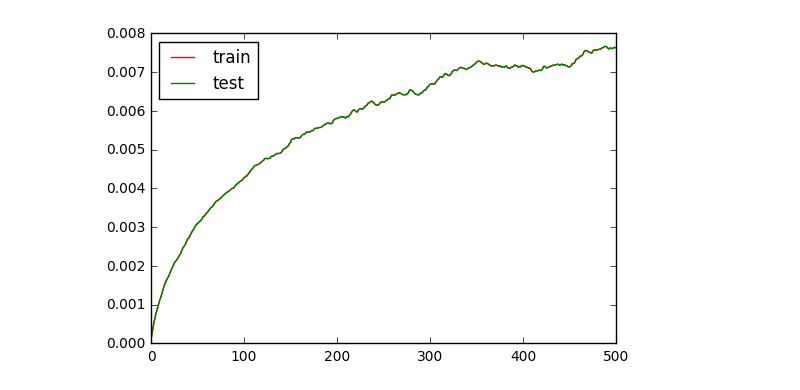
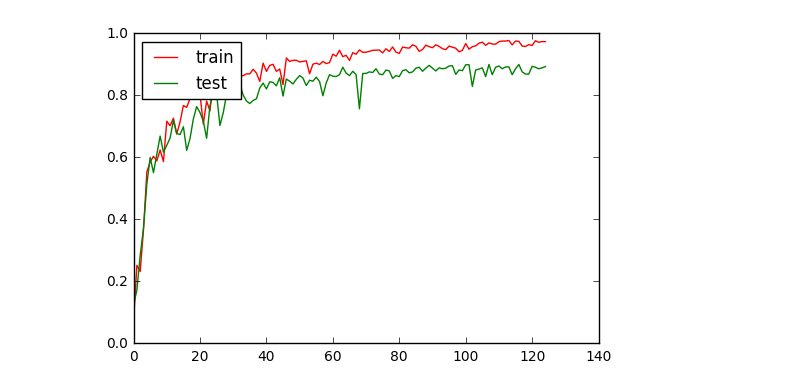
Before and after one commit to irondrummer92/machine-learning, a Jupyter notebook: neural-nets/Neural Net - Restructure.ipynb, the cells around one changed output. Drawn from its saved outputs; the diff is of its cells as text; code cells hidden in the pictures.

```diff
--- a/neural-nets/Neural Net - Restructure.ipynb
+++ b/neural-nets/Neural Net - Restructure.ipynb
@@ -35,8 +36,8 @@ derivativeLookup = {"sigmoid": lambda x: x * (1.-x),
 # Xavier 1/sqrt(numInputs)
 # For relu's, initalization is as recommended by He et. al(2015)
 weightLookup = {"random":lambda x:0.01,
-               "xavier":lambda x:1/sqrt(x),
-               "he.et.al":lambda x:2/np.sqrt(x)}
+               "xavier":lambda x:1./np.sqrt(x),
+               "he.et.al":lambda x:np.sqrt(2./x)}
 
 # Regularization error component,
 # 0 if none, sum(x^2) if L2 and sum(|x|) if L1
@@ -49,7 +50,7 @@ regLookup = {"none":lambda x: 0,
 regDerivLookup = {"none": lambda x:0,
                 "l2": lambda x: x,
                 "l1": lambda x: 1,
-                 "l1+l2":lambda x: x + 1}
+                 "l1+l2":lambda x: x + 1.}
 
 # Momentum rate update
 momentumLookup = {"none":0,
@@ -77,7 +78,7 @@ class linearLayer(object):
         # Numpy matrix of weights randomly initialized
         # Seed is set to ensure repeatability of weight initializations and hence convergence and outputs
         np.random.seed(seed=10000)
-        self.weights = np.array(np.random.randn(self.layerSize,self.numInputs))/100 * \
+        self.weights = np.array(np.random.randn(self.layerSize,self.numInputs)) * \
         weightLookup[weightInit](self.numInputs)
 
         # Init backward propagation  and learning values (only Adam) for this layer
@@ -377,9 +406,10 @@ labelTest = testLabels[sampleTestIndices]
 # %%
-nnet = neuralNet(layers = [{"type":"linear", "numInputs":784, "layerSize":400},
+nnet = neuralNet(layers = [{"type":"linear", "numInputs":784, "layerSize":800},
                            {"type":"activation"},
-                           {"type":"linear", "numInputs":400, "layerSize":300},
+                           {"type":"linear", "numInputs":800, "layerSize":800},
+                           {"type":"dropout","layerSize":800, "p":0.5},
                            {"type":"activation"},
-                           {"type":"linear","numInputs":300,"layerSize":4},
+                           {"type":"linear","numInputs":800,"layerSize":4},
                            {"type":"activation"}],
           actFun = "relu",
           weightInit = "he.et.al")
@@ -415,7 +463,10 @@ plt.show()
 # %%
-plt.plot(nnet.regLoss[:,0],'r',label = 'train')
-plt.plot(nnet.regLoss[:,1],'g',label = 'test')
+plt.plot(nnet.classAccuracy[:,0],'r',label = 'train')
+plt.plot(nnet.classAccuracy[:,1],'g',label = 'test')
 plt.legend(loc = 'upper left')
 plt.show()
+lrow, lcol = nnet.classAccuracy.shape
+lrow = lrow - 1
+lcol = lcol - 1
 # %% [output]
-[figure, old version]
+[figure, new version]
```
Also changed, not shown: parts of 10 cells of this notebook.
